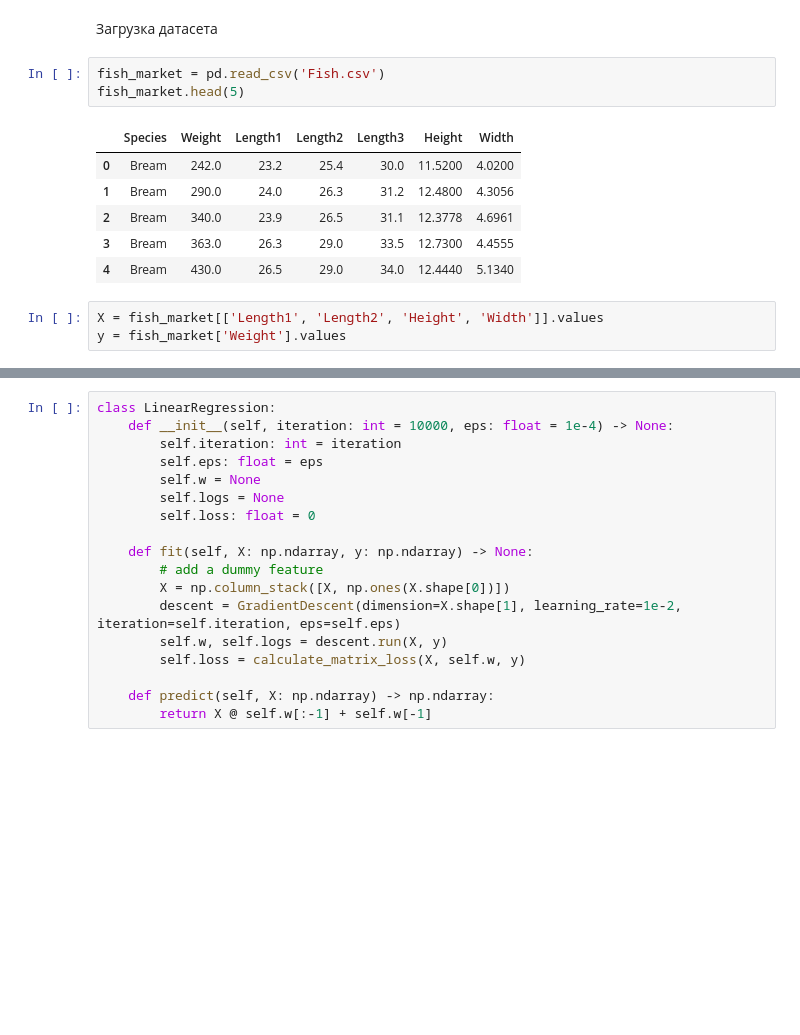
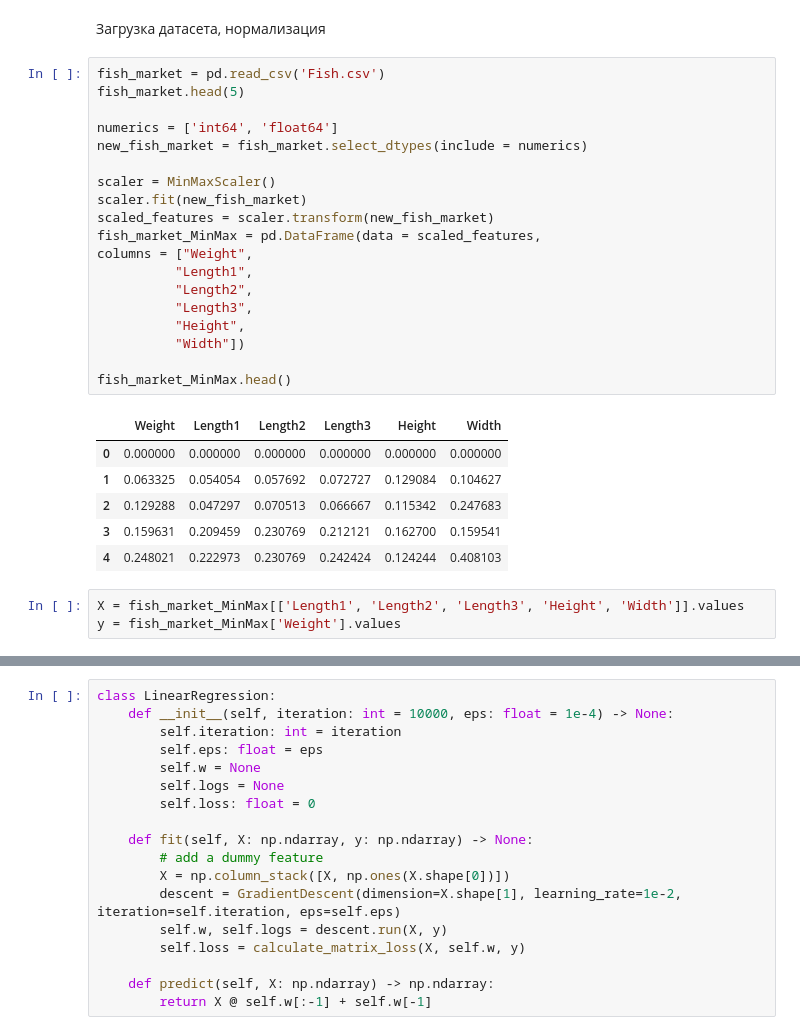
Before and after one commit to NeveykoArt/MachinLearning, a Jupyter notebook: Lab1.ipynb, the cells around one changed output, grey strips where cells are left out. Saved outputs shown, nothing was run; the diff lists cells and outputs as text; blank space fills up the shorter version.

```diff
--- a/Lab1.ipynb
+++ b/Lab1.ipynb
@@ -12,20 +16,36 @@ uploaded = files.upload()
 [interactive output not drawn]
 Saving Fish.csv to Fish (1).csv
 # %% [markdown]
-Загрузка датасета
+Загрузка датасета, нормализация
-# %%
-fish_market = pd.read_csv('Fish.csv')
-fish_market.head(5)
-# %% [output]
-|  | Species | Weight | Length1 | Length2 | Length3 | Height | Width |
-| 0 | Bream | 242.0 | 23.2 | 25.4 | 30.0 | 11.5200 | 4.0200 |
-| 1 | Bream | 290.0 | 24.0 | 26.3 | 31.2 | 12.4800 | 4.3056 |
-| 2 | Bream | 340.0 | 23.9 | 26.5 | 31.1 | 12.3778 | 4.6961 |
-| 3 | Bream | 363.0 | 26.3 | 29.0 | 33.5 | 12.7300 | 4.4555 |
-| 4 | Bream | 430.0 | 26.5 | 29.0 | 34.0 | 12.4440 | 5.1340 |
+# %%
+fish_market = pd.read_csv('Fish.csv')
+fish_market.head(5)
+
+numerics = ['int64', 'float64']
+new_fish_market = fish_market.select_dtypes(include = numerics)
+
+scaler = MinMaxScaler()
+scaler.fit(new_fish_market)
+scaled_features = scaler.transform(new_fish_market)
+fish_market_MinMax = pd.DataFrame(data = scaled_features,
+columns = ["Weight",
+          "Length1",
+          "Length2",
+          "Length3",
+          "Height",
+          "Width"])
+
+fish_market_MinMax.head()
+# %% [output]
+|  | Weight | Length1 | Length2 | Length3 | Height | Width |
+| 0 | 0.000000 | 0.000000 | 0.000000 | 0.000000 | 0.000000 | 0.000000 |
+| 1 | 0.063325 | 0.054054 | 0.057692 | 0.072727 | 0.129084 | 0.104627 |
+| 2 | 0.129288 | 0.047297 | 0.070513 | 0.066667 | 0.115342 | 0.247683 |
+| 3 | 0.159631 | 0.209459 | 0.230769 | 0.212121 | 0.162700 | 0.159541 |
+| 4 | 0.248021 | 0.222973 | 0.230769 | 0.242424 | 0.124244 | 0.408103 |
 # %%
-X = fish_market[['Length1', 'Length2', 'Height', 'Width']].values
-y = fish_market['Weight'].values
+X = fish_market_MinMax[['Length1', 'Length2', 'Length3', 'Height', 'Width']].values
+y = fish_market_MinMax['Weight'].values
 # %%
 display(X, y)
 X.shape, y.shape
```
Also changed, not shown: parts of 8 cells of this notebook.
